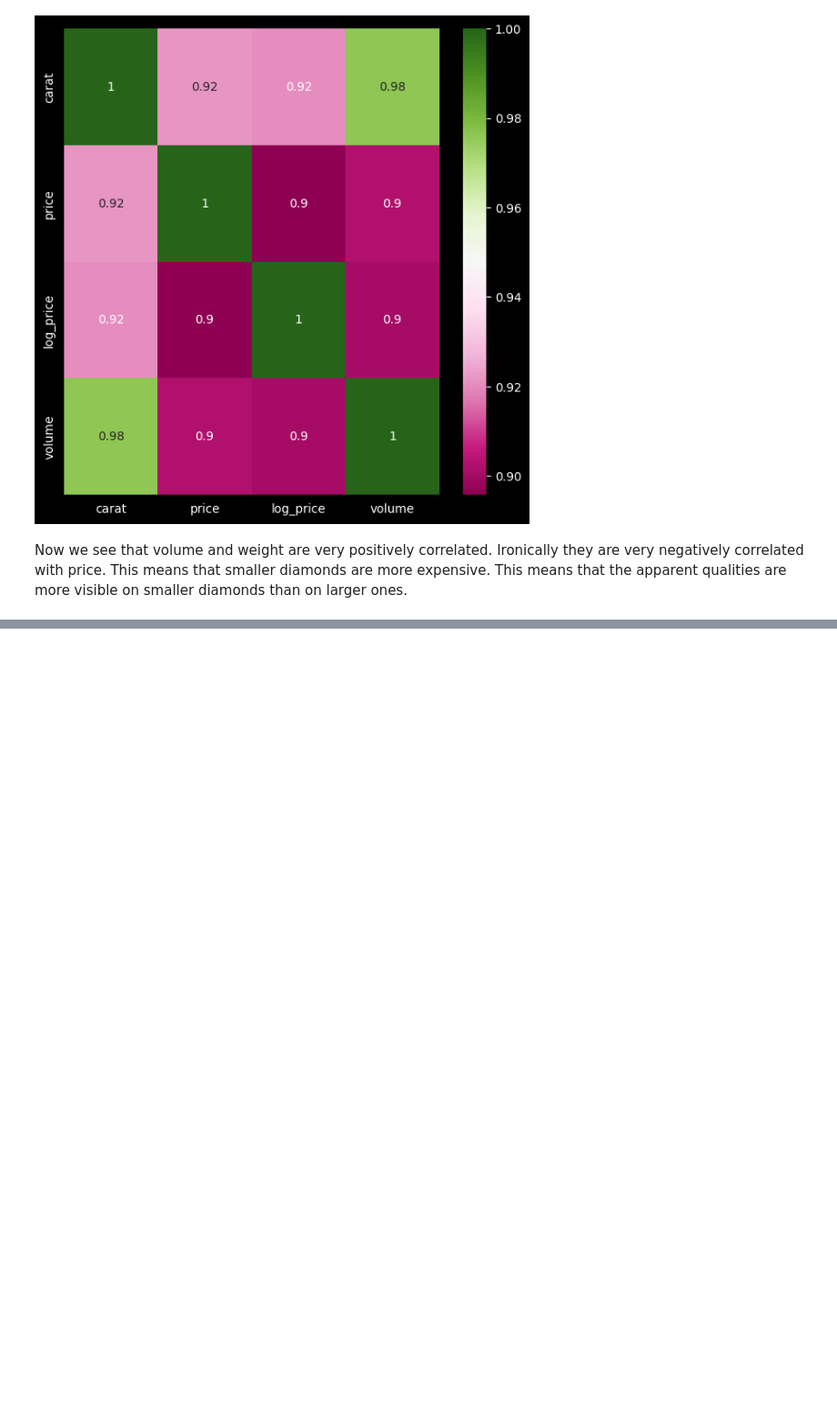
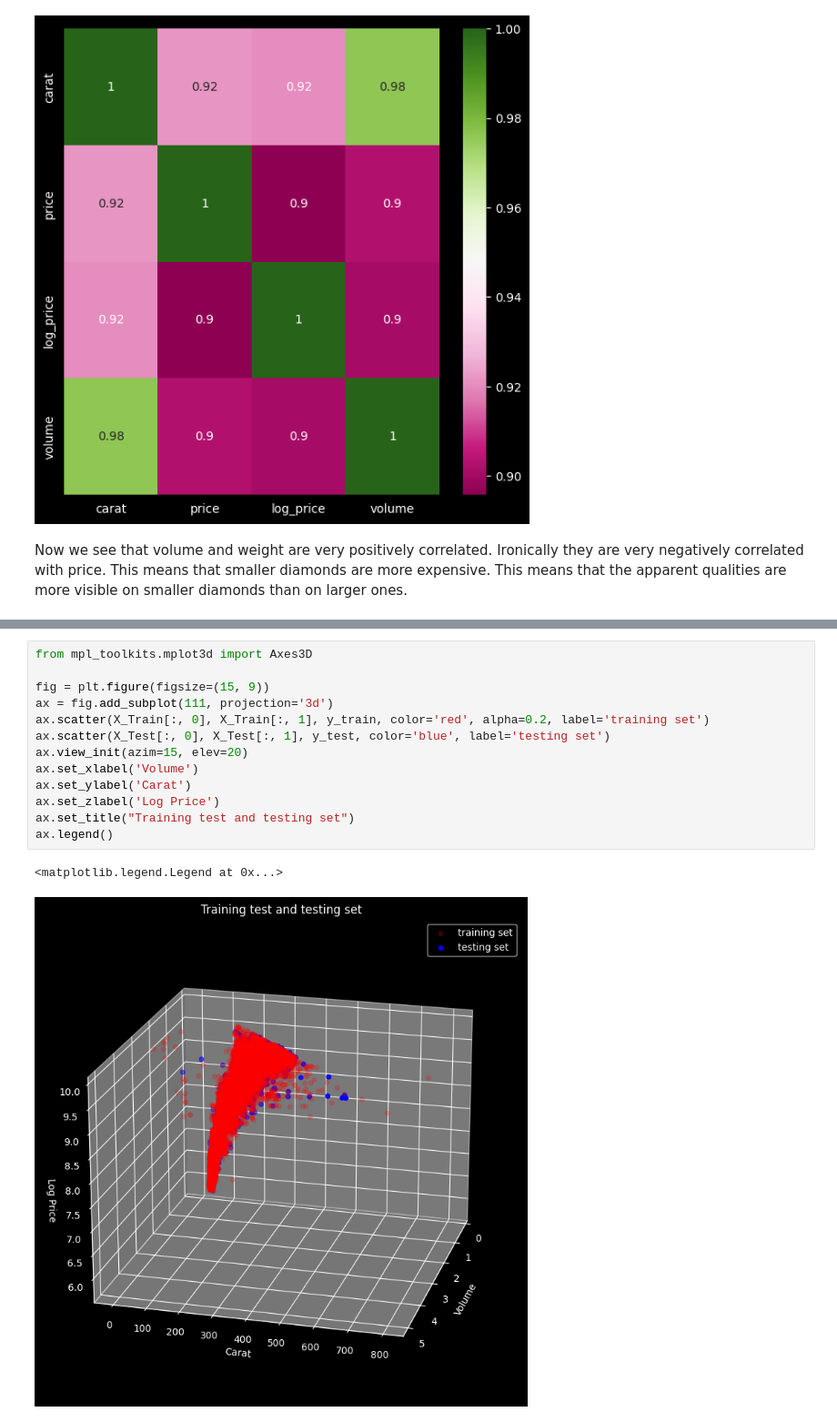
Before and after one commit to ASTRONOE/Common_Data_Analysis, a Jupyter notebook: Diamonds_project.ipynb, the cells around one changed output, grey strips where cells are left out. Shown at 91% size. Cells and saved outputs as stored; diff of their text form; blank space fills up the shorter version.

```diff
--- a/Diamonds_project.ipynb
+++ b/Diamonds_project.ipynb
@@ -549,0 +791,16 @@ Now we see that volume and weight are very positively correlated. Ironically the
+# %%
+from mpl_toolkits.mplot3d import Axes3D
+
+fig = plt.figure(figsize=(15, 9))
+ax = fig.add_subplot(111, projection='3d')
+ax.scatter(X_Train[:, 0], X_Train[:, 1], y_train, color='red', alpha=0.2, label='training set')
+ax.scatter(X_Test[:, 0], X_Test[:, 1], y_test, color='blue', label='testing set')
+ax.view_init(azim=15, elev=20)
+ax.set_xlabel('Volume')
+ax.set_ylabel('Carat')
+ax.set_zlabel('Log Price')
+ax.set_title("Training test and testing set")
+ax.legend()
+# %% [output]
+<matplotlib.legend.Legend at 0x...>
+[figure, added]
```
Also changed, not shown: parts of 31 cells of this notebook.
